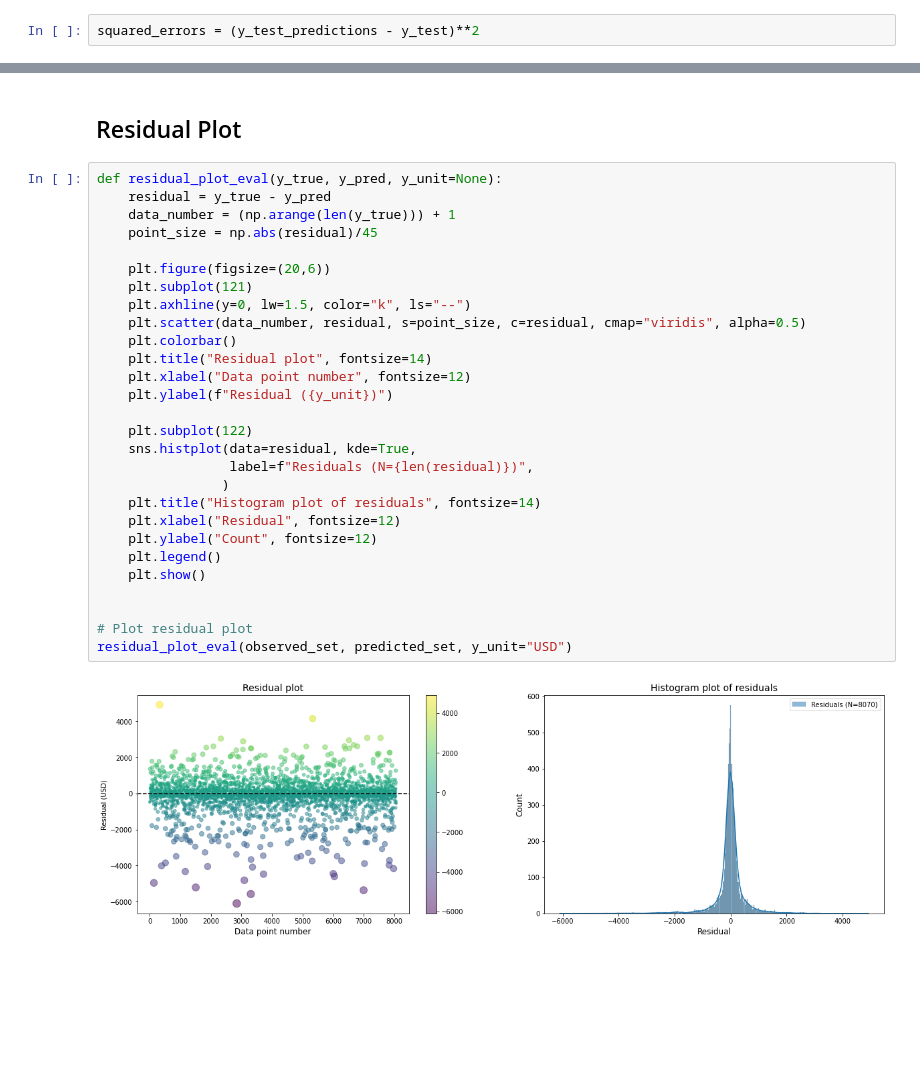
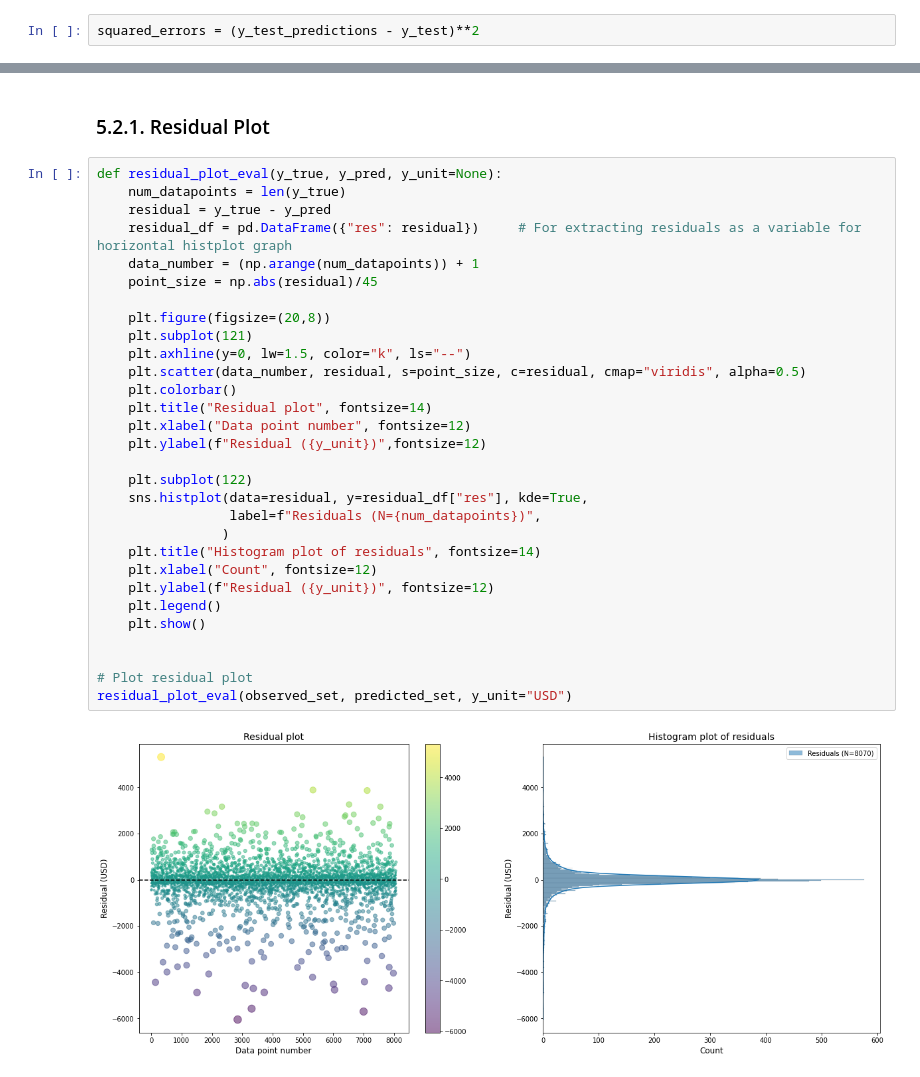
Before and after one commit to kadaso/Diamonds-price-prediction, a Jupyter notebook: Main/main.ipynb, the cells around one changed output, grey strips where cells are left out. Saved outputs shown, nothing was run; the diff lists cells and outputs as text; blank space fills up the shorter version.

```diff
--- a/Main/main.ipynb
+++ b/Main/main.ipynb
@@ -680,37 +709,39 @@ scatter_plot_eval(observed_set, predicted_set)
 
 * In the next cells, both the scattergram and histogram plots of residuals will be plotted in order to visualize distribution of prediction errors (that is, residuals).
 # %% [markdown]
-## Residual Plot
+### 5.2.1. Residual Plot
 # %%
 def residual_plot_eval(y_true, y_pred, y_unit=None):
+    num_datapoints = len(y_true)
     residual = y_true - y_pred
-    data_number = (np.arange(len(y_true))) + 1
+    residual_df = pd.DataFrame({"res": residual})     # For extracting residuals as a variable for horizontal histplot graph
+    data_number = (np.arange(num_datapoints)) + 1
     point_size = np.abs(residual)/45
 
-    plt.figure(figsize=(20,6))
+    plt.figure(figsize=(20,8))
     plt.subplot(121)
     plt.axhline(y=0, lw=1.5, color="k", ls="--")
     plt.scatter(data_number, residual, s=point_size, c=residual, cmap="viridis", alpha=0.5)
     plt.colorbar()
     plt.title("Residual plot", fontsize=14)
     plt.xlabel("Data point number", fontsize=12)
-    plt.ylabel(f"Residual ({y_unit})")
+    plt.ylabel(f"Residual ({y_unit})",fontsize=12)
 
     plt.subplot(122)
-    sns.histplot(data=residual, kde=True,
-                 label=f"Residuals (N={len(residual)})",
+    sns.histplot(data=residual, y=residual_df["res"], kde=True,
+                 label=f"Residuals (N={num_datapoints})",
                 )
     plt.title("Histogram plot of residuals", fontsize=14)
-    plt.xlabel("Residual", fontsize=12)
-    plt.ylabel("Count", fontsize=12)
+    plt.xlabel("Count", fontsize=12)
+    plt.ylabel(f"Residual ({y_unit})", fontsize=12)
     plt.legend()
     plt.show()
 
 
 # Plot residual plot
 residual_plot_eval(observed_set, predicted_set, y_unit="USD")
 # %% [output]
-[figure, old version]
+[figure, new version]
 # %% [markdown]
 **Observations**
 * Both graphs of Residual plot and Histogram plot of residual show distribution of residuals.
```
Also changed, not shown: parts of 71 cells of this notebook, 8 other files.
